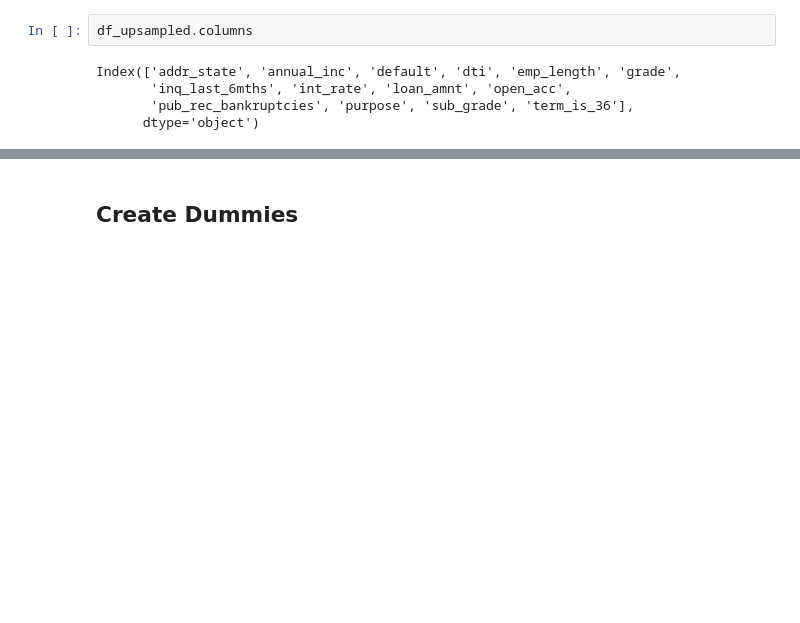
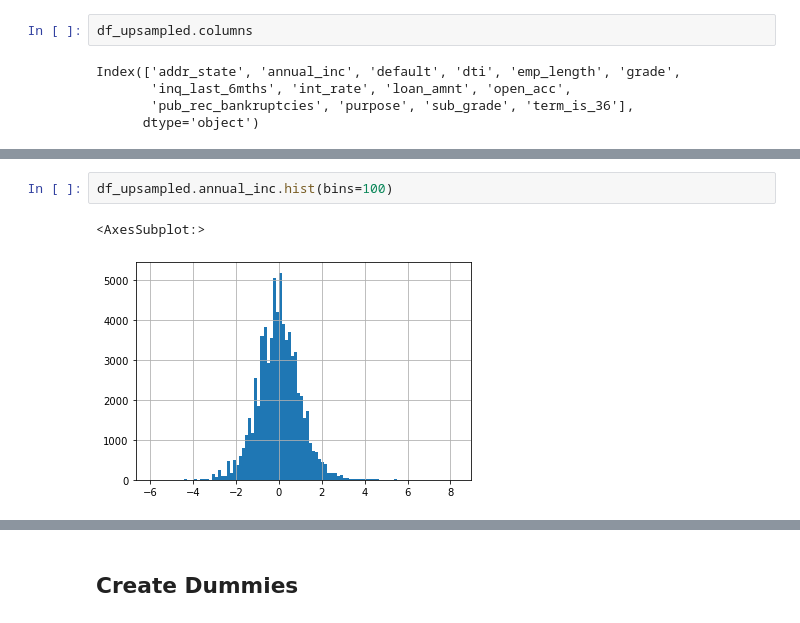
Before and after one commit to jb-ds2020/2nd_Project, a Jupyter notebook: 2020-Lenders-Club-Mederer-Bechthold_RandomForest.ipynb, the cells around one changed output, grey strips where cells are left out. Drawn from its saved outputs; the diff is of its cells as text; blank space fills up the shorter version.

```diff
--- a/2020-Lenders-Club-Mederer-Bechthold_RandomForest.ipynb
+++ b/2020-Lenders-Club-Mederer-Bechthold_RandomForest.ipynb
@@ -118,0 +128,5 @@ dfTest[['A', 'B']] = scaler.fit_transform(dfTest[['A', 'B']])
+# %%
+df_upsampled.annual_inc.hist(bins=100)
+# %% [output]
+<AxesSubplot:>
+[figure, added]
```
Also changed, not shown: parts of 23 cells of this notebook.
